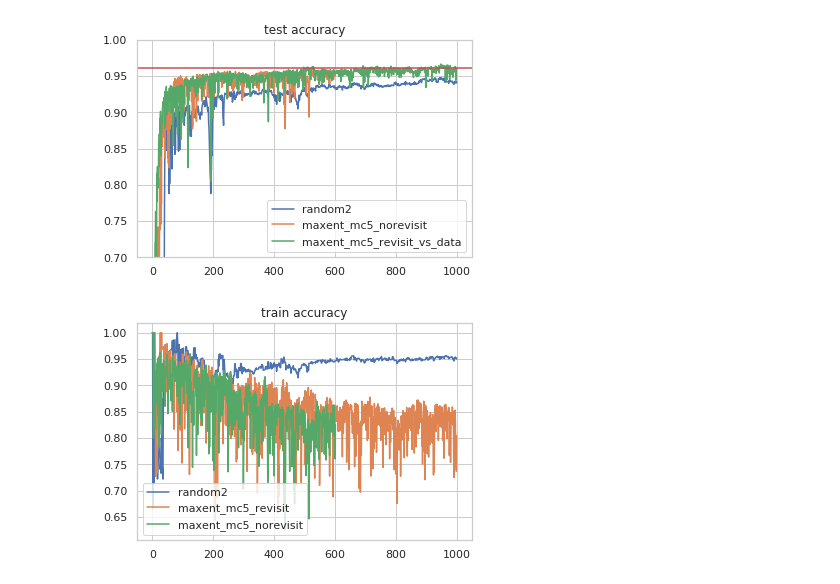
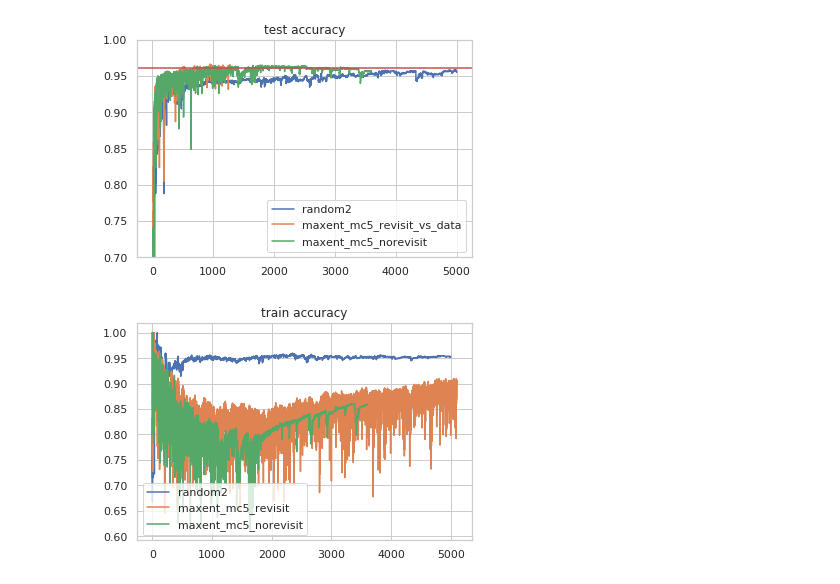
Before and after one commit to zmtomorrow/active_online_learning, a Jupyter notebook: results/plot.ipynb, the cells around one changed output. Saved outputs shown, nothing was run; the diff lists cells and outputs as text; code cells hidden in the pictures.

```diff
--- a/results/plot.ipynb
+++ b/results/plot.ipynb
@@ -4,7 +4,7 @@ import matplotlib.pyplot as plt
 import seaborn as sns
 import numpy as np
 # %%
-cut=100
+cut=10000
 maxent_norevisit_test=np.load('./active_no_revisit/test_accuracy_list.npy')[0:cut]
 maxent_norevisit_train=np.load('./active_no_revisit/train_accuracy_list.npy')[0:cut]
 maxent_revisit_test=np.load('./active_revisit/test_accuracy_list.npy')[0:cut]
@@ -39,33 +39,33 @@ plt.title('test accuracy')
 #plt.plot(random_test,label='random1')
 plt.plot(random2_test,label='random2')
 #plt.plot(maxent_norevisit_test,label='maxent_norevisit')
 # plt.plot(maxent_revisit_mc5_test,label='maxent_mc5_revisit')
+plt.plot(maxent_revisit_mc5_vs_data,label='maxent_mc5_revisit_vs_data')
 plt.plot(maxent_norevisit_mc5_test,label='maxent_mc5_norevisit')
-plt.plot(maxent_revisit_mc5_vs_data,label='maxent_mc5_revisit_vs_data')
 # plt.plot(maxent_revisit_test,label='maxent_revisit')
 # plt.plot(maxent_revisit_mc10_test,label='maxent_mc10_revisit')
 # plt.plot(maxent_revisit_500_test,label='maxent_500_revisit')
 # plt.plot(maxent_revisit_q50_test,label='maxent_q50_revisit')
 # plt.plot(maxent_revisit_q50_vs_data,label='maxent_q50_revisit_vs_data')
 
 plt.ylim([0.7,1.0])
 plt.legend(loc='lower right')
 plt.axhline(y=0.9607264995574951, color='r', linestyle='-')
 plt.show()
 
 plt.title('train accuracy')
 #plt.plot(random1_train,label='random1')
 plt.plot(random2_train,label='random2')
 # plt.plot(maxent_norevisit_train,label='maxent_norevisit')
 #plt.plot(maxent_revisit_train,label='maxent_revisit')
 # plt.plot(maxent_revisit_mc10_train,label='maxent_mc10_revisit')
 # plt.plot(maxent_revisit_500_train,label='maxent_500_revisit')
 # plt.plot(maxent_revisit_q50_train,label='maxent_q50_revisit')
 plt.plot(maxent_revisit_mc5_train,label='maxent_mc5_revisit')
 plt.plot(maxent_norevisit_mc5_train,label='maxent_mc5_norevisit')
 
 plt.legend(loc='lower left')
 plt.show()
 # %% [output]
-[figure, old version]
+[figure, new version]
-[figure, old version]
+[figure, new version]
```
Also changed, not shown: 14 other files.
